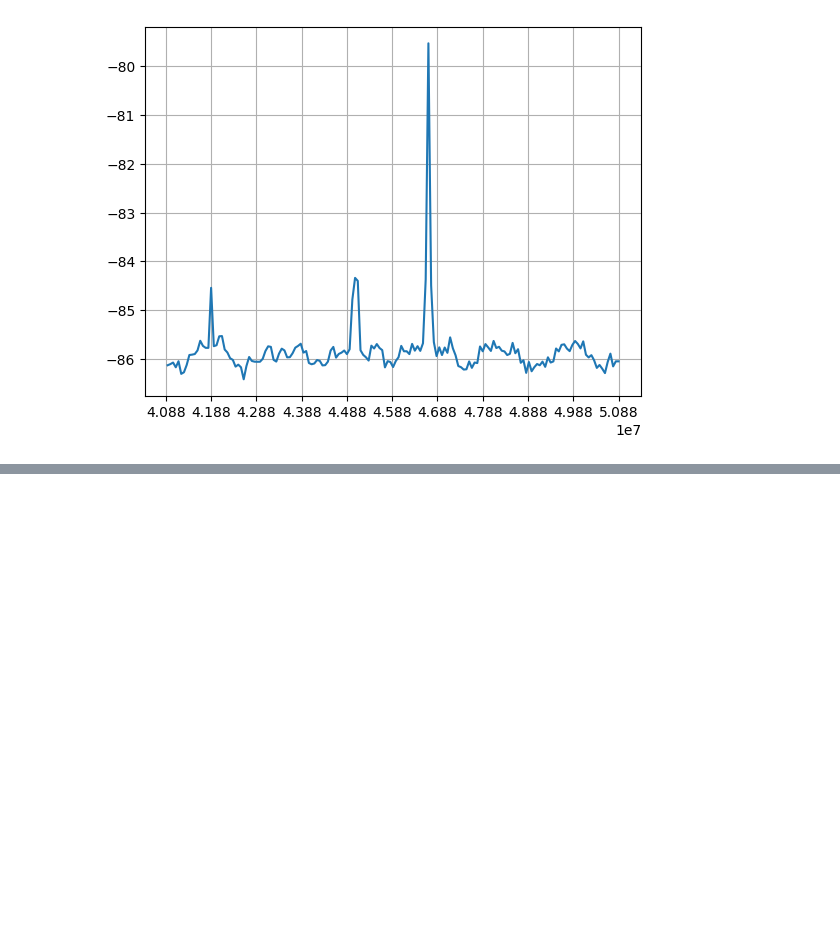
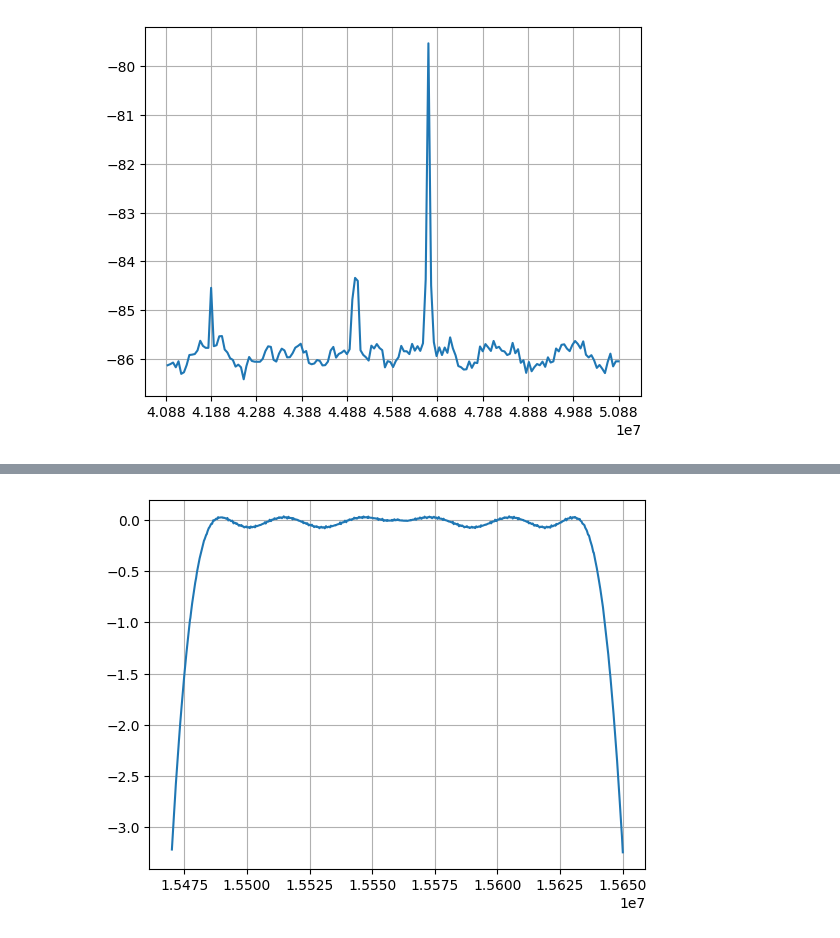
Before and after one commit to ruich95/SynQ, a Jupyter notebook: src/python/ddc.ipynb, the cells around one changed output, grey strips where cells are left out. Cells and saved outputs as stored; diff of their text form; code cells hidden in the pictures; blank space fills up the shorter version.

```diff
--- a/src/python/ddc.ipynb
+++ b/src/python/ddc.ipynb
@@ -290,0 +281,63 @@ plt.plot(freqs_to_scan[(freqs_to_scan >= freq_l) & (freqs_to_scan <= freq_h)], a
+# %%
+fs = 122.88e6 # Sampling frequency
+ts = 1/fs   # Sampling period
+
+lo_freq = 15.56e6
+lo_tw = int((lo_freq / fs) * (2**24))
+
+freqs_to_scan = np.arange(lo_freq-90e3, lo_freq + 90e3+1, (180e3/1024)) + 27
+
+attenuation_dbs = []
+
+for freq in tqdm(freqs_to_scan):
+
+    # sample at least 2 periods of the signal
+    signal_length = int(2 * (1/np.abs(freq - lo_freq)) * fs)
+    signal_length = signal_length if signal_length > 65536 else 65536
+
+    ddc = ddc_lib.ddc
+    nco     = nco_lib.nco
+
+    signal = np.sin(2 * np.pi * freq * np.arange(signal_length) * ts + 0.3, dtype=np.float64)
+
+    signal_int = (signal * (2**15 - 1)).astype(np.int64)
+
+    signal_i_filtered = np.zeros_like(signal, dtype=np.int64)
+    signal_q_filtered = np.zeros_like(signal, dtype=np.int64)
+    signal_i_valid    = np.zeros_like(signal, dtype=bool)
+    signal_q_valid    = np.zeros_like(signal, dtype=bool)
+
+    for i, sig in enumerate(signal_int):
+        nco_ptr = nco(lo_tw)
+
+        lo_i = decode(nco_ptr[0])
+        lo_q = decode(nco_ptr[1])
+
+        res_ptr = ddc(lo_i, lo_q, sig)
+        signal_i_valid[i] = res_ptr[0]
+        signal_i_filtered[i] = res_ptr[1]
+
+        signal_q_valid[i] = res_ptr[0]
+        signal_q_filtered[i] = res_ptr[2]
+
+    signal_i_filtered = signal_i_filtered[signal_i_valid] / (2**34)
+    signal_q_filtered = signal_q_filtered[signal_q_valid] / (2**34)
+    signal_i_filtered = signal_i_filtered[64:]
+    signal_q_filtered = signal_q_filtered[64:]
+
+    signal_filtered = signal_i_filtered + 1j * signal_q_filtered
+
+    filtered_peak =  np.max(np.abs(fft(signal_filtered * flattop(len(signal_filtered)))) * (2.0/len(signal_filtered)))
+    signal_peak = np.max(np.abs(fft(signal * flattop(len(signal)))) * (2.0/len(signal)))
+    attenuation_db = 20 * np.log10(filtered_peak / signal_peak)
+    attenuation_dbs.append(attenuation_db)
+
+attenuation_dbs = np.array(attenuation_dbs)
+
+plt.grid()
+plt.plot(freqs_to_scan, attenuation_dbs)
+
+# save data to csv file using numpy
+np.savetxt("ddc_attenuation_fine_180k.csv", np.column_stack((freqs_to_scan, attenuation_dbs)), delimiter=",", header="Frequency,Attenuation_dB", comments='')
+# %% [output]
+[figure, added]
```
Also changed, not shown: parts of 2 cells of this notebook, 9 other files.
